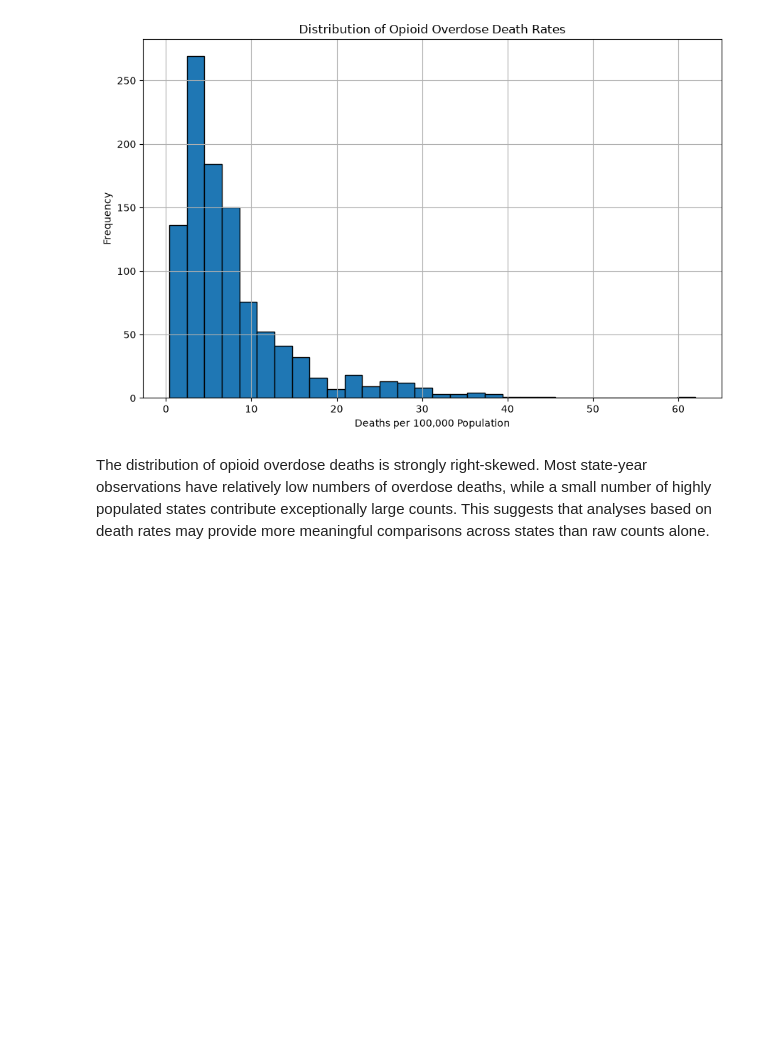
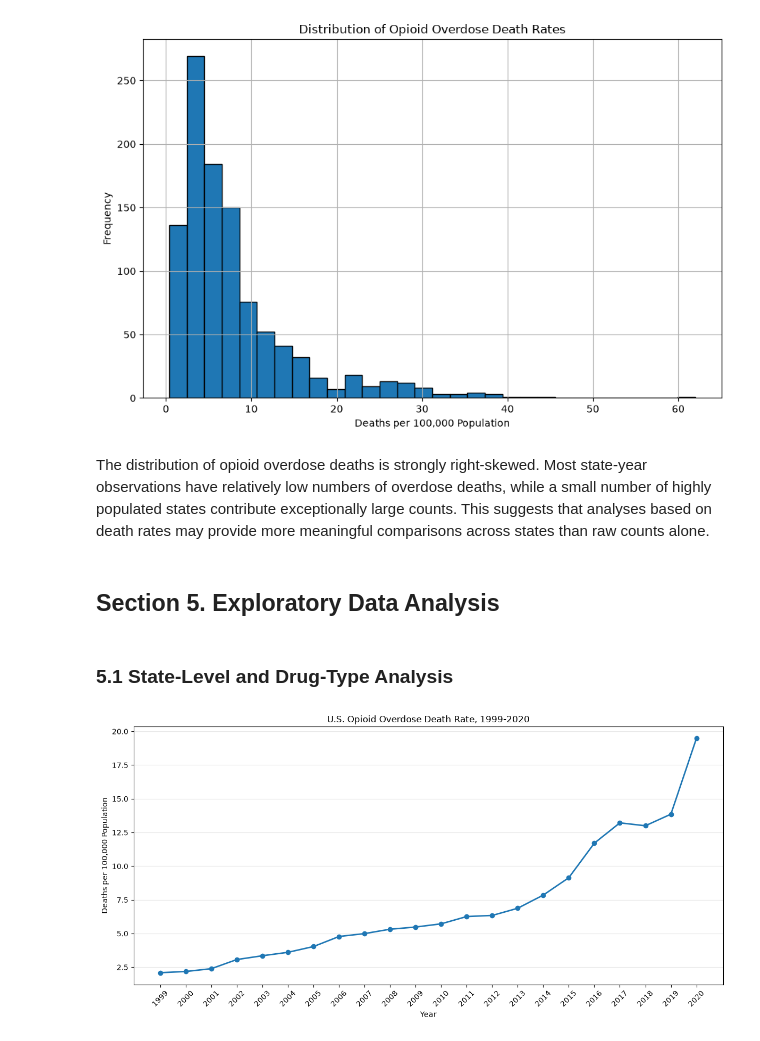
Before and after one commit to abeaderstadt/opioid-overdose-capstone, a Jupyter notebook: notebooks/eda.ipynb, the cells around one changed output. Saved outputs shown, nothing was run; the diff lists cells and outputs as text; code cells hidden in the pictures; blank space fills up the shorter version.

Commit message:
complete eda section of notebook

```diff
--- a/notebooks/eda.ipynb
+++ b/notebooks/eda.ipynb
@@ -371,3 +376,46 @@ plt.show()
 [figure]
 # %% [markdown]
 The distribution of opioid overdose deaths is strongly right-skewed. Most state-year observations have relatively low numbers of overdose deaths, while a small number of highly populated states contribute exceptionally large counts. This suggests that analyses based on death rates may provide more meaningful comparisons across states than raw counts alone.
+# %% [markdown]
+## Section 5. Exploratory Data Analysis
+# %% [markdown]
+### 5.1 State-Level and Drug-Type Analysis
+# %%
+# National opioid mortality trend, 1999-2020
+
+# Aggregate deaths and population by year
+national_trend = (
+    analysis_df.groupby("year", as_index=False)
+    .agg(
+        opioid_deaths=("opioid_deaths", "sum"),
+        population=("population", "sum"),
+    )
+)
+
+# Calculate national crude death rate per 100,000 population
+national_trend["opioid_death_rate"] = (
+    national_trend["opioid_deaths"]
+    / national_trend["population"]
+    * 100_000
+)
+
+# Create the time-series line chart
+plt.figure(figsize=(12, 6))
+
+plt.plot(
+    national_trend["year"],
+    national_trend["opioid_death_rate"],
+    marker="o",
+    linewidth=2,
+)
+
+plt.title("U.S. Opioid Overdose Death Rate, 1999-2020")
+plt.xlabel("Year")
+plt.ylabel("Deaths per 100,000 Population")
+plt.xticks(national_trend["year"], rotation=45)
+plt.grid(axis="y", alpha=0.3)
+plt.tight_layout()
+
+plt.show()
+# %% [output]
+[figure, added]
```
Also changed, not shown: parts of 15 cells of this notebook, 6 other files.
